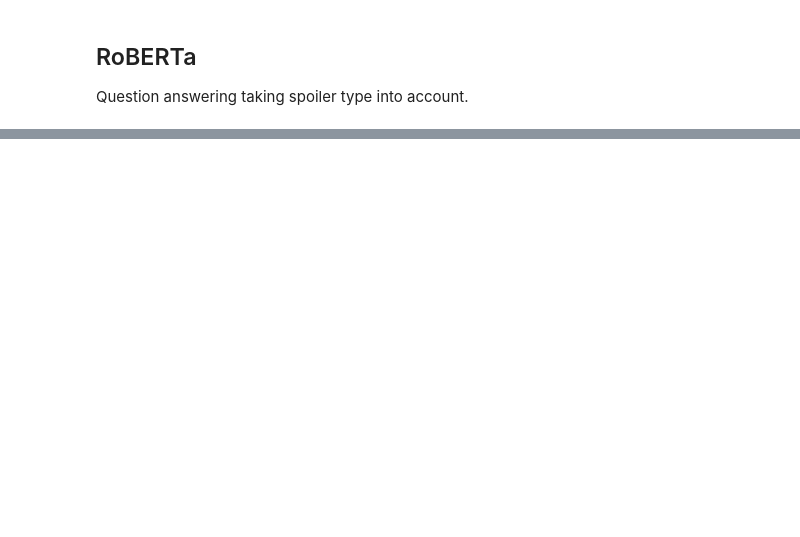
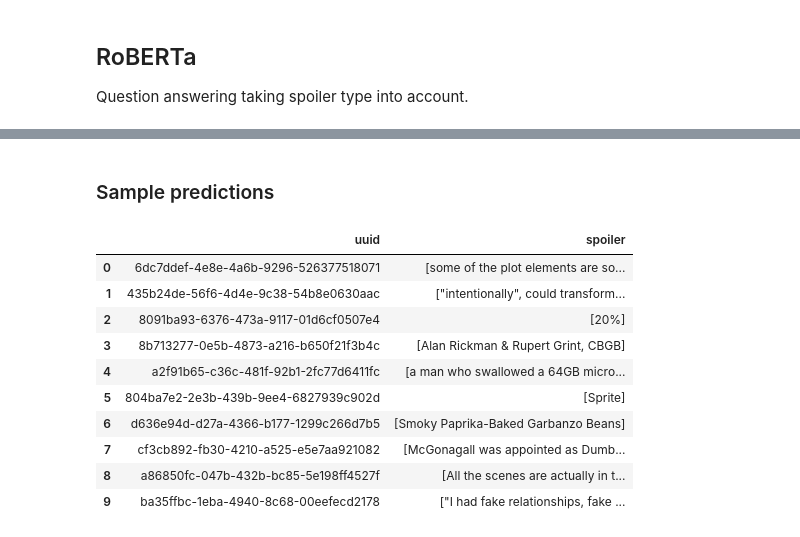
Before and after one commit to zuzg/clickbait-spoiling, a Jupyter notebook: project.ipynb, the cells around one changed output, grey strips where cells are left out. Drawn from its saved outputs; the diff is of its cells as text; code cells hidden in the pictures; blank space fills up the shorter version.

```diff
--- a/project.ipynb
+++ b/project.ipynb
@@ -198,0 +227,18 @@ run_qa_model("data/train.jsonl", "data/preds.jsonl")
+# %% [markdown]
+### Sample predictions
+# %%
+val = read_spoilers("data/validation.jsonl")
+pd.set_option('display.max_colwidth', None)
+val.head(10)
+# %% [output]
+|  | uuid | spoiler |
+| 0 | 6dc7ddef-4e8e-4a6b-9296-526377518071 | [some of the plot elements are so... |
+| 1 | 435b24de-56f6-4d4e-9c38-54b8e0630aac | ["intentionally", could transform... |
+| 2 | 8091ba93-6376-473a-9117-01d6cf0507e4 | [20%] |
+| 3 | 8b713277-0e5b-4873-a216-b650f21f3b4c | [Alan Rickman & Rupert Grint, CBGB] |
+| 4 | a2f91b65-c36c-481f-92b1-2fc77d6411fc | [a man who swallowed a 64GB micro... |
+| 5 | 804ba7e2-2e3b-439b-9ee4-6827939c902d | [Sprite] |
+| 6 | d636e94d-d27a-4366-b177-1299c266d7b5 | [Smoky Paprika-Baked Garbanzo Beans] |
+| 7 | cf3cb892-fb30-4210-a525-e5e7aa921082 | [McGonagall was appointed as Dumb... |
+| 8 | a86850fc-047b-432b-bc85-5e198ff4527f | [All the scenes are actually in t... |
+| 9 | ba35ffbc-1eba-4940-8c68-00eefecd2178 | ["I had fake relationships, fake ... |
```
Also changed, not shown: parts of 6 cells of this notebook, 3 other files.
